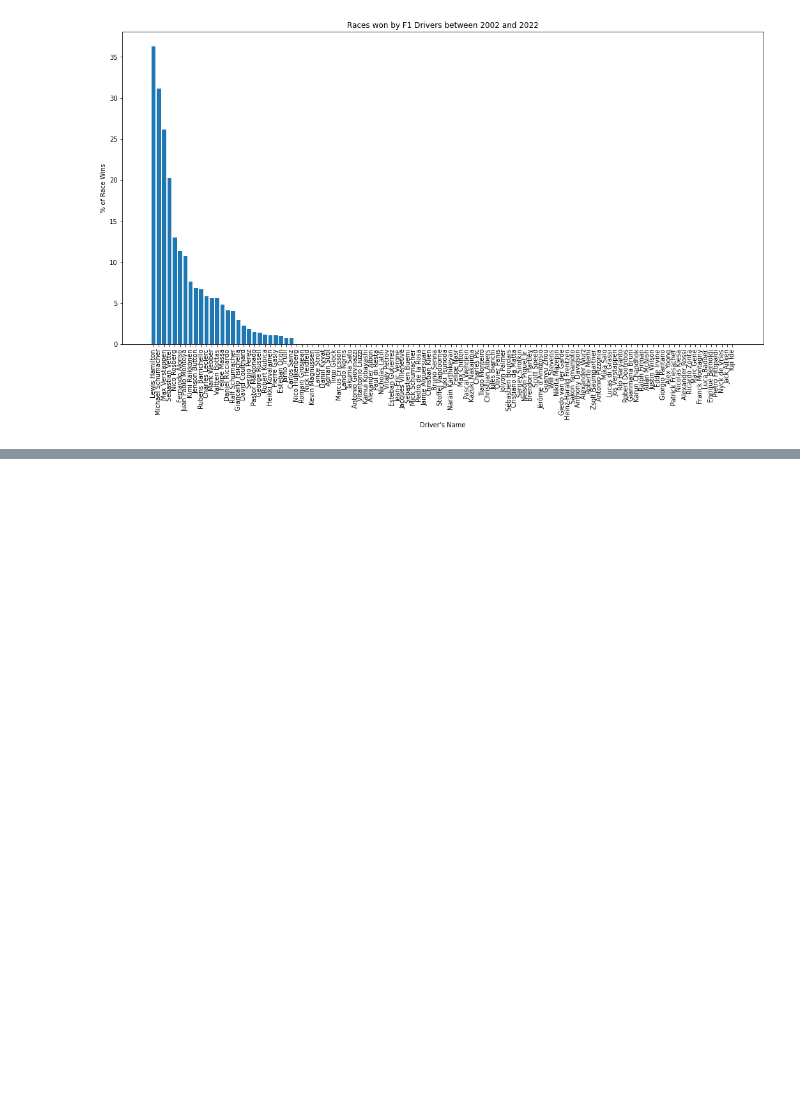
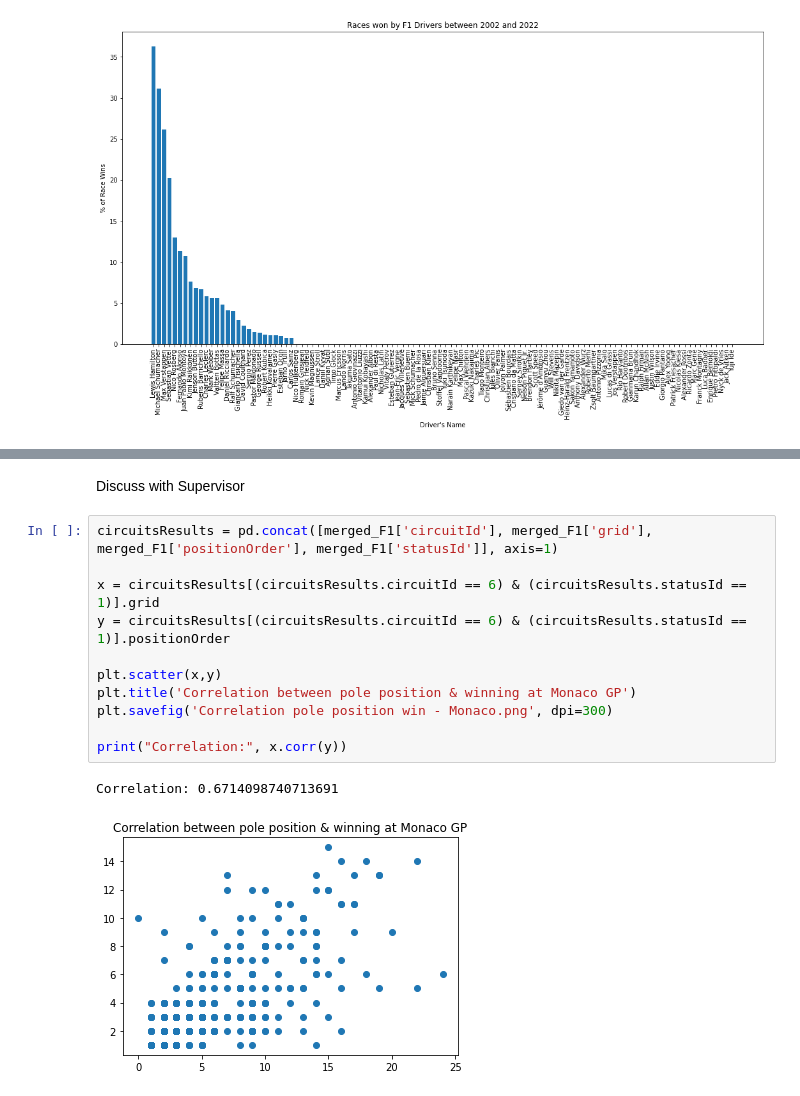
Before and after one commit to PaulOM203/MSC_Thesis_F1, a Jupyter notebook: Notebook.ipynb, the cells around one changed output, grey strips where cells are left out. Drawn from its saved outputs; the diff is of its cells as text; blank space fills up the shorter version.

```diff
--- a/Notebook.ipynb
+++ b/Notebook.ipynb
@@ -421,0 +390,16 @@ maps
+# %% [markdown]
+Discuss with Supervisor
+# %%
+circuitsResults = pd.concat([merged_F1['circuitId'], merged_F1['grid'], merged_F1['positionOrder'], merged_F1['statusId']], axis=1)
+
+x = circuitsResults[(circuitsResults.circuitId == 6) & (circuitsResults.statusId == 1)].grid
+y = circuitsResults[(circuitsResults.circuitId == 6) & (circuitsResults.statusId == 1)].positionOrder
+
+plt.scatter(x,y)
+plt.title('Correlation between pole position & winning at Monaco GP')
+plt.savefig('Correlation pole position win - Monaco.png', dpi=300)
+
+print("Correlation:", x.corr(y))
+# %% [output]
+Correlation: 0.6714098740713691
+[figure, added]
```
Also changed, not shown: parts of 30 cells of this notebook.
